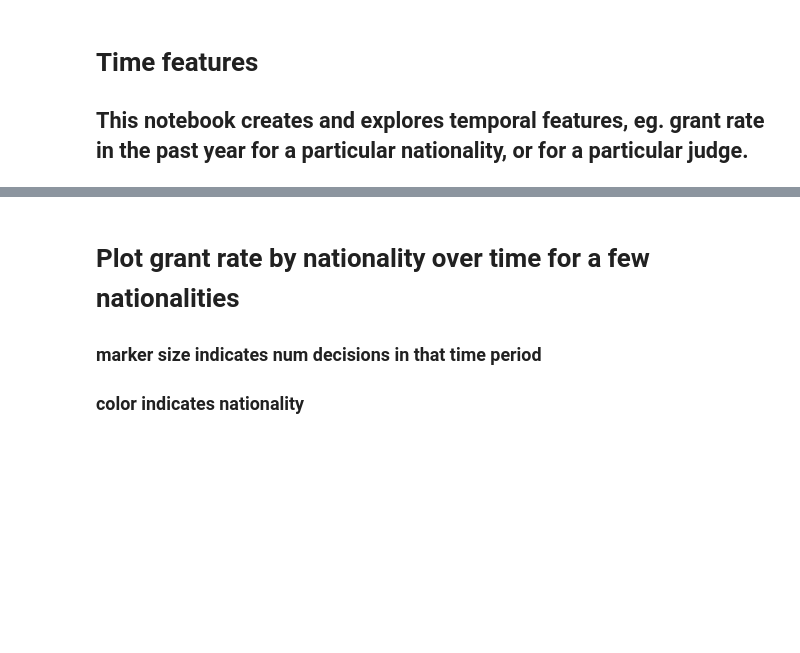
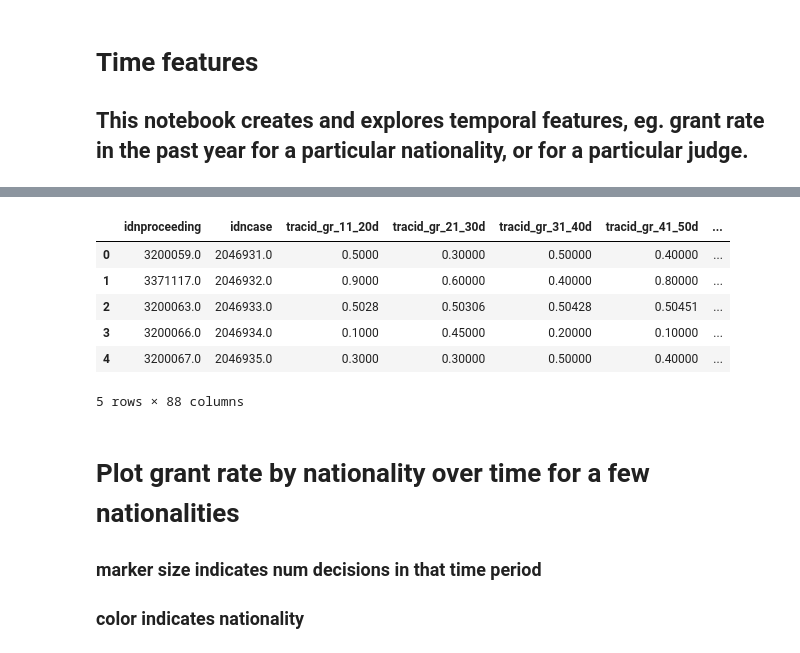
Before and after one commit to aspenyoo/refugees, a Jupyter notebook: time_features.ipynb, the cells around one changed output, grey strips where cells are left out. Cells and saved outputs as stored; diff of their text form; code cells hidden in the pictures; blank space fills up the shorter version.

```diff
--- a/time_features.ipynb
+++ b/time_features.ipynb
@@ -337,0 +285,2 @@ nat_yr_grantrate = master_app.groupby(['nat','comp_year'],as_index=False).dec.ag
+# %%
+merged_data = recent_g_hist_n_d(merged_data,'tracid',10)
@@ -337,0 +416,2 @@ nat_yr_grantrate = master_app.groupby(['nat','comp_year'],as_index=False).dec.ag
+# %%
+merged_data = g_hist_by_n_d(merged_data,'tracid',10,5)
@@ -337,0 +509,2 @@ nat_yr_grantrate = master_app.groupby(['nat','comp_year'],as_index=False).dec.ag
+# %%
+merged_data = g_hist_by_period(merged_data,'nat',1,30)
@@ -337,0 +530,13 @@ nat_yr_grantrate = master_app.groupby(['nat','comp_year'],as_index=False).dec.ag
+# %%
+tc_late_extra = pd.concat((merged_data[['idnproceeding','idncase']],merged_data.loc[:,'tracid_gr_1_10d':'nat_dmy_1yr']),axis=1).head()
+# %%
+#drop features related to last year, or most recent last 10 decisions, because those were already calculated/saved above
+tc_late_extra.drop(['nat_dmy_1yr','nat_gr_1yr','nat_num_d_1yr','tracid_gr_1_10d','tracid_dmy_1_10d'],axis=1)
+# %% [output]
+|  | idnproceeding | idncase | tracid_gr_11_20d | tracid_gr_21_30d | tracid_gr_31_40d | tracid_gr_41_50d | ... |
+| 0 | 3200059.0 | 2046931.0 | 0.5000 | 0.30000 | 0.50000 | 0.40000 | ... |
+| 1 | 3371117.0 | 2046932.0 | 0.9000 | 0.60000 | 0.40000 | 0.80000 | ... |
+| 2 | 3200063.0 | 2046933.0 | 0.5028 | 0.50306 | 0.50428 | 0.50451 | ... |
+| 3 | 3200066.0 | 2046934.0 | 0.1000 | 0.45000 | 0.20000 | 0.10000 | ... |
+| 4 | 3200067.0 | 2046935.0 | 0.3000 | 0.30000 | 0.50000 | 0.40000 | ... |
+5 rows × 88 columns
```
Also changed, not shown: parts of 42 cells of this notebook.
